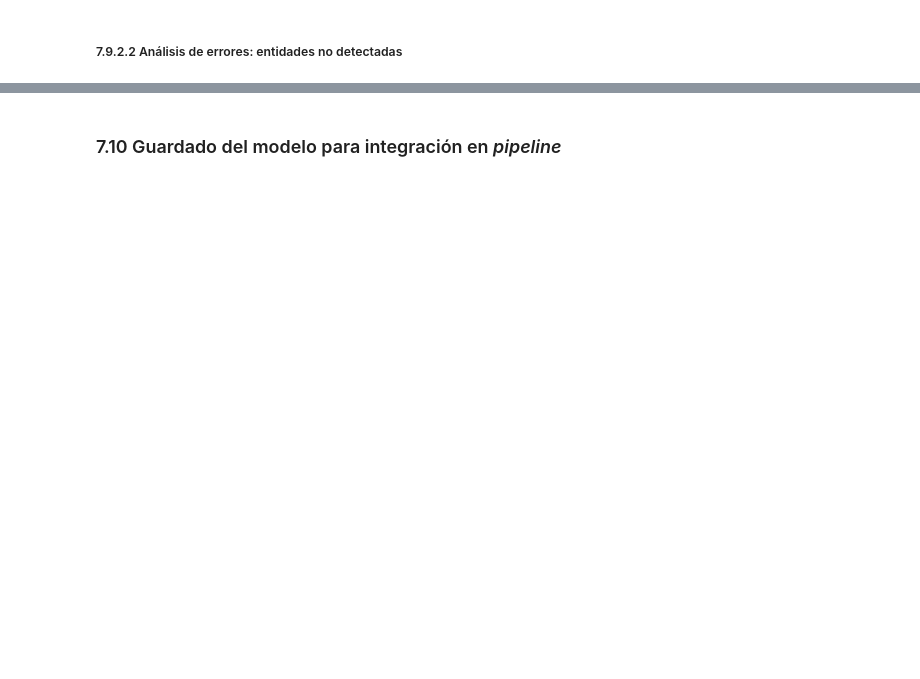
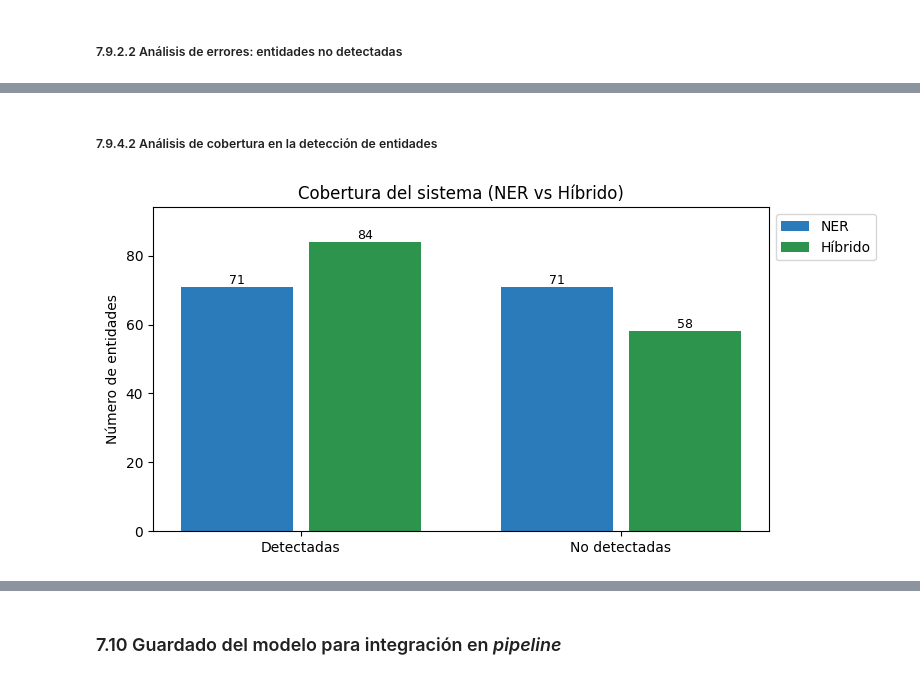
Before and after one commit to JMPinillos/agri-voice-ai, a Jupyter notebook: notebooks/03_nlp_modeling/nlp_modeling.ipynb, the cells around one changed output, grey strips where cells are left out. Drawn from its saved outputs; the diff is of its cells as text; code cells hidden in the pictures; blank space fills up the shorter version.

```diff
--- a/notebooks/03_nlp_modeling/nlp_modeling.ipynb
+++ b/notebooks/03_nlp_modeling/nlp_modeling.ipynb
@@ -2729,0 +2830,71 @@ F1-score: 0.4897
+# %% [markdown]
+##### 7.9.4.2 Análisis de cobertura en la detección de entidades
+# %%
+# =========================
+# COBERTURA GLOBAL
+# =========================
+
+labels = ["Detectadas", "No detectadas"]
+
+ner_detected = results["total_entities"] - results["total_missing"]
+ner_missing = results["total_missing"]
+
+hyb_detected = results_hybrid_analysis["total_entities"] - results_hybrid_analysis["total_missing"]
+hyb_missing = results_hybrid_analysis["total_missing"]
+
+ner_values = [ner_detected, ner_missing]
+hyb_values = [hyb_detected, hyb_missing]
+
+
+# =========================
+# CONFIGURACIÓN GRÁFICA
+# =========================
+
+x = np.arange(len(labels))
+width = 0.35
+gap = 0.05
+
+# Colores coherentes
+color_ner = sns.color_palette("Blues")[4]
+color_hybrid = sns.color_palette("Greens")[4]
+
+
+# =========================
+# GRÁFICO
+# =========================
+
+plt.figure(figsize=(8,4))
+
+bars1 = plt.bar(x - width/2 - gap/2, ner_values, width, label="NER", color=color_ner)
+bars2 = plt.bar(x + width/2 + gap/2, hyb_values, width, label="Híbrido", color=color_hybrid)
+
+# Configuración
+plt.xticks(x, labels)
+plt.ylabel("Número de entidades")
+plt.title("Cobertura del sistema (NER vs Híbrido)")
+
+# Límite eje Y con margen automático
+max_value = max(ner_values + hyb_values)
+plt.ylim(0, max_value + 10)
+
+# Leyenda fuera
+plt.legend(loc="upper left", bbox_to_anchor=(1,1))
+
+# Etiquetas sobre barras
+for bars in [bars1, bars2]:
+    for bar in bars:
+        height = bar.get_height()
+
+        plt.text(
+            bar.get_x() + bar.get_width()/2,
+            height,
+            f"{int(height)}",
+            ha='center',
+            va='bottom',
+            fontsize=9
+        )
+
+plt.tight_layout()
+plt.show()
+# %% [output]
+[figure, added]
```
Also changed, not shown: parts of 36 cells of this notebook, 1 other file.
